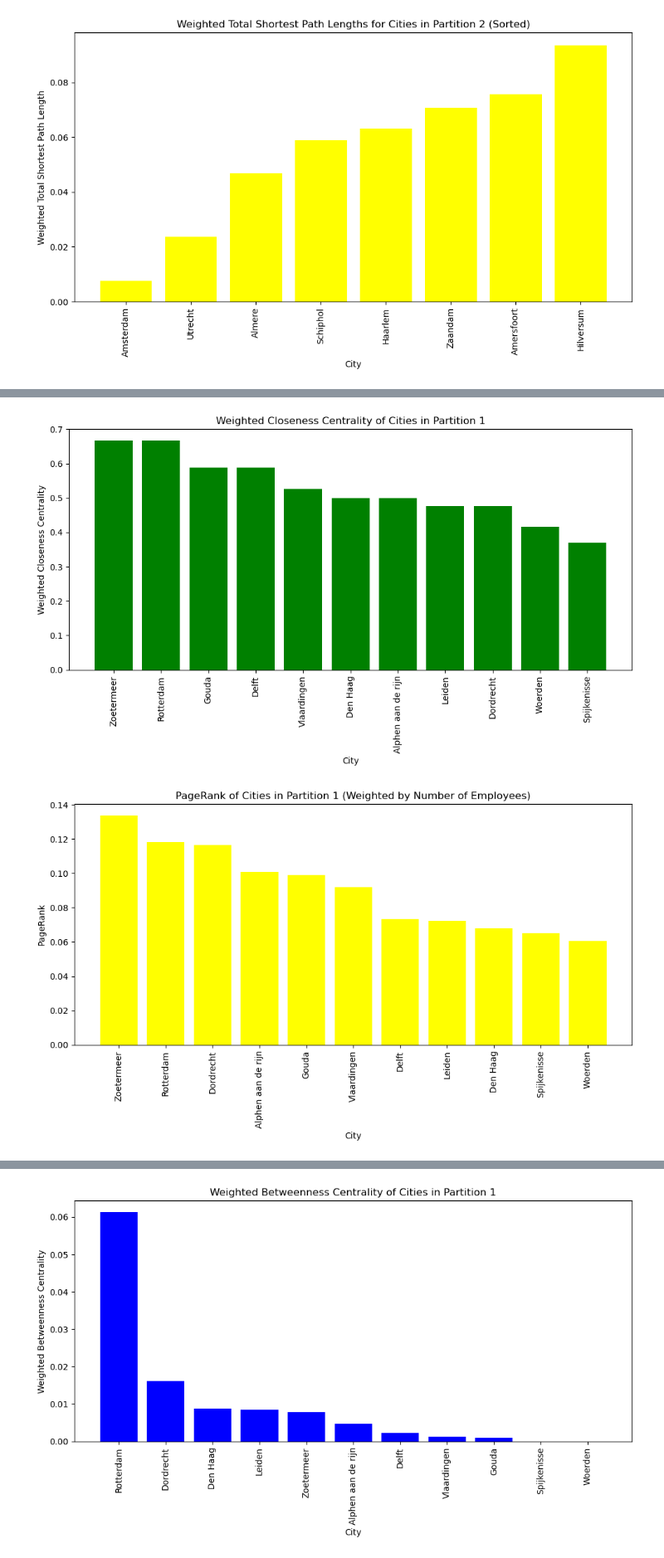
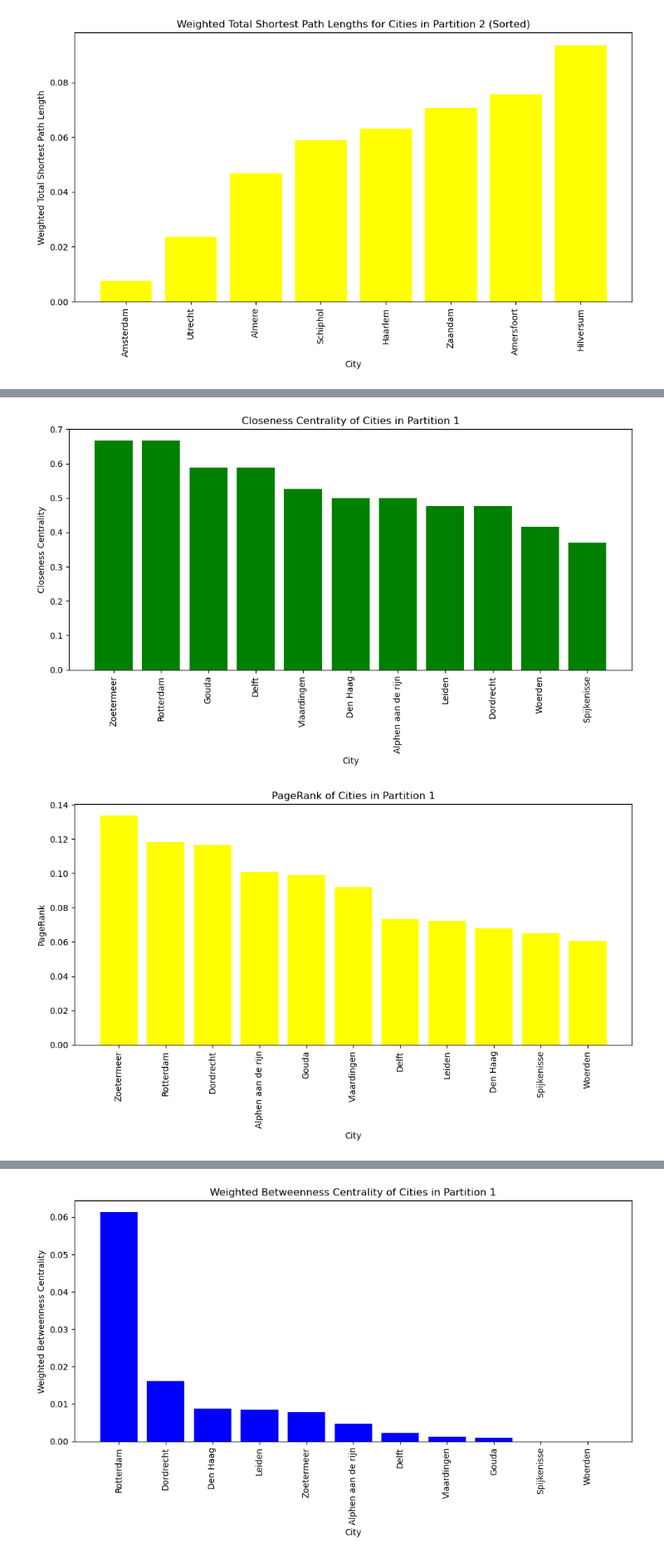
Before and after one commit to ElizeBr/Networked-Systems-Group-Assignment, a Jupyter notebook: Randstad.ipynb, the cells around one changed output, grey strips where cells are left out. Shown at 83% size. Saved outputs shown, nothing was run; the diff lists cells and outputs as text; code cells hidden in the pictures.

```diff
--- a/Randstad.ipynb
+++ b/Randstad.ipynb
@@ -457,8 +457,6 @@ plt.show()
 [figure]
 [figure]
 # %%
-import matplotlib.pyplot as plt
-
 # Calculate betweenness centrality, closeness centrality, and PageRank for each partition
 betweenness_centrality_partition_1 = nx.betweenness_centrality(Randstad_Graph.subgraph(partition_1))
 closeness_centrality_partition_1 = nx.closeness_centrality(Randstad_Graph.subgraph(partition_1))
@@ -477,64 +475,64 @@ B_sorted_partition_2 = dict(sorted(betweenness_centrality_partition_2.items(), k
 C_sorted_partition_2 = dict(sorted(closeness_centrality_partition_2.items(), key=lambda item: item[1], reverse=True))
 pagerank_sorted_partition_2 = dict(sorted(page_rank_partition_2.items(), key=lambda item: item[1], reverse=True))
 
-# Plot the weighted measures for each partition
+# Plot the measures for each partition
 
-# Weighted Betweenness Centrality Partition 1 (Blue)
+# Betweenness Centrality Partition 1 (Blue)
 plt.figure(figsize=(10, 6))
 plt.bar(list(B_sorted_partition_1.keys()), list(B_sorted_partition_1.values()), color='blue')
 plt.xlabel('City')
-plt.ylabel('Weighted Betweenness Centrality')
-plt.title('Weighted Betweenness Centrality of Cities in Partition 1')
+plt.ylabel('Betweenness Centrality')
+plt.title('Betweenness Centrality of Cities in Partition 1')
 plt.xticks(rotation=90)
 plt.tight_layout()
 plt.show()
 
-# Weighted Closeness Centrality Partition 1 (Green)
+# Closeness Centrality Partition 1 (Green)
 plt.figure(figsize=(10, 6))
 plt.bar(list(C_sorted_partition_1.keys()), list(C_sorted_partition_1.values()), color='green')
 plt.xlabel('City')
-plt.ylabel('Weighted Closeness Centrality')
-plt.title('Weighted Closeness Centrality of Cities in Partition 1')
+plt.ylabel('Closeness Centrality')
+plt.title('Closeness Centrality of Cities in Partition 1')
 plt.xticks(rotation=90)
 plt.tight_layout()
 plt.show()
 
-# Weighted PageRank Partition 1 (Yellow)
+# PageRank Partition 1 (Yellow)
 plt.figure(figsize=(10, 6))
 plt.bar(list(pagerank_sorted_partition_1.keys()), list(pagerank_sorted_partition_1.values()), color='yellow')
 plt.xlabel('City')
 plt.ylabel('PageRank')
-plt.title('PageRank of Cities in Partition 1 (Weighted by Number of Employees)')
+plt.title('PageRank of Cities in Partition 1')
 plt.xticks(rotation=90)
 plt.tight_layout()
 plt.show()
 
-# Weighted Betweenness Centrality Partition 2 (Blue)
+# Betweenness Centrality Partition 2 (Blue)
 plt.figure(figsize=(10, 6))
 plt.bar(list(B_sorted_partition_2.keys()), list(B_sorted_partition_2.values()), color='blue')
 plt.xlabel('City')
-plt.ylabel('Weighted Betweenness Centrality')
-plt.title('Weighted Betweenness Centrality of Cities in Partition 2')
+plt.ylabel('Betweenness Centrality')
+plt.title('Betweenness Centrality of Cities in Partition 2')
 plt.xticks(rotation=90)
 plt.tight_layout()
 plt.show()
 
-# Weighted Closeness Centrality Partition 2 (Green)
+# Closeness Centrality Partition 2 (Green)
 plt.figure(figsize=(10, 6))
 plt.bar(list(C_sorted_partition_2.keys()), list(C_sorted_partition_2.values()), color='green')
 plt.xlabel('City')
-plt.ylabel('Weighted Closeness Centrality')
-plt.title('Weighted Closeness Centrality of Cities in Partition 2')
+plt.ylabel('Closeness Centrality')
+plt.title('Closeness Centrality of Cities in Partition 2')
 plt.xticks(rotation=90)
 plt.tight_layout()
 plt.show()
 
-# Weighted PageRank Partition 2 (Yellow)
+# PageRank Partition 2 (Yellow)
 plt.figure(figsize=(10, 6))
 plt.bar(list(pagerank_sorted_partition_2.keys()), list(pagerank_sorted_partition_2.values()), color='yellow')
 plt.xlabel('City')
 plt.ylabel('PageRank')
-plt.title('PageRank of Cities in Partition 2 (Weighted by Number of Employees)')
+plt.title('PageRank of Cities in Partition 2')
 plt.xticks(rotation=90)
 plt.tight_layout()
 plt.show()
@@ -543,2 +541,2 @@ plt.show()
-[figure, old version]
+[figure, new version]
-[figure, old version]
+[figure, new version]
```
Also changed, not shown: parts of 1 cell of this notebook.
